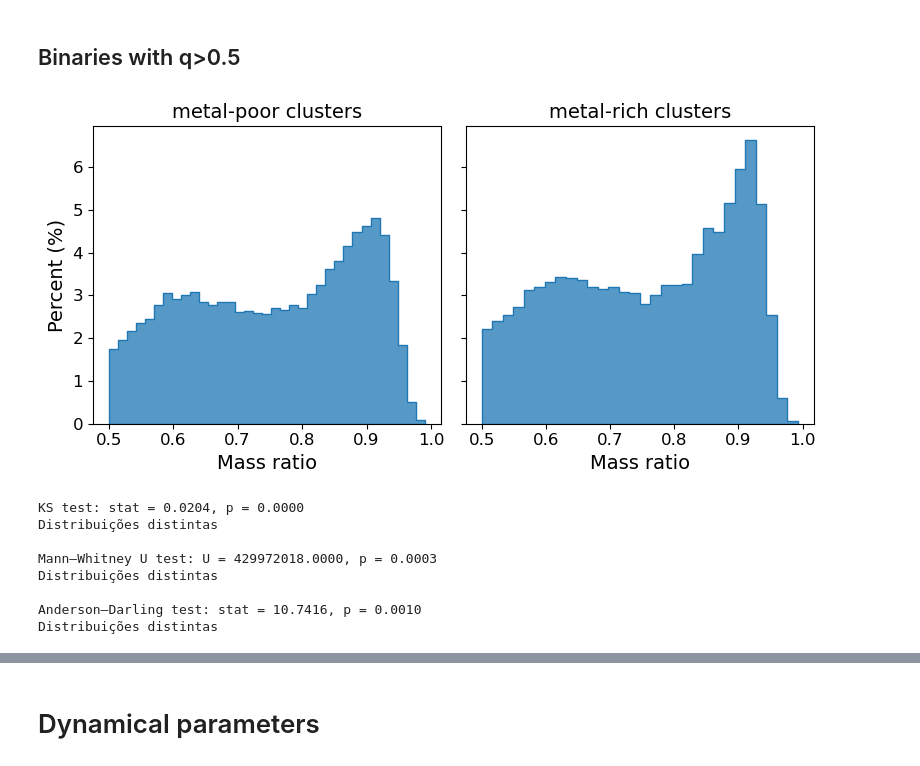
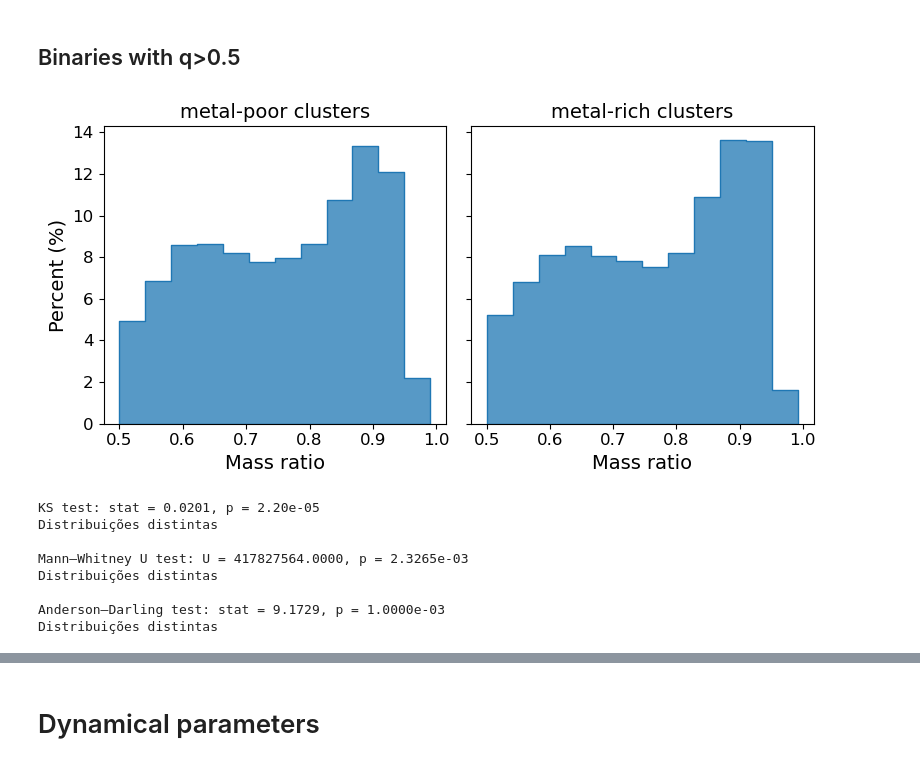
Before and after one commit to RuanPH26/stellar_multiplicity_in_open_clusters, a Jupyter notebook: Analysis.ipynb, the cells around one changed output, grey strips where cells are left out. Saved outputs shown, nothing was run; the diff lists cells and outputs as text; code cells hidden in the pictures.

```diff
--- a/Analysis.ipynb
+++ b/Analysis.ipynb
@@ -71,0 +73,17 @@ Distribuições distintas
+# %%
+fig, axs = plt.subplots(figsize=(6, 4), sharey=True)
+
+for i, group in enumerate(age_order):
+    subset = aux[aux.age_group == group]
+
+    sns.ecdfplot(data=subset,x='q',label = group)
+
+    axs.tick_params(labelsize=labelsize)
+    axs.set_xlabel('Mass ratio', fontdict=font)
+
+axs.set_ylabel('Cumulative distribution', fontdict=font)
+
+plt.tight_layout()
+plt.legend()
+plt.savefig('Figures/cdf_q_age.png', bbox_inches='tight', dpi=300)
+plt.show()
@@ -131,7 +151,7 @@ age_order = ['Young clusters', 'Old-clusters']
 for i, group in enumerate(age_order):
     subset = aux[aux.age_group == group]
 
-    sns.histplot(data=subset, x='q',element='step', stat='percent',ax=axs[i],)
+    sns.histplot(data=subset, x='q',element='step', stat='percent',ax=axs[i], bins = 12)
     axs[i].set_title(age_order[i], fontdict= font)
     axs[i].tick_params(labelsize=labelsize)
     axs[i].set_xlabel('Mass ratio', fontdict=font)
@@ -216,7 +235,7 @@ FeH_order = ['metal-poor clusters', 'metal-rich clusters']
 for i, group in enumerate(FeH_order):
     subset = aux[aux.FeH_group == group]
 
-    sns.histplot(data=subset, x='q',element='step', stat='percent',ax=axs[i], )
+    sns.histplot(data=subset, x='q',element='step', stat='percent',ax=axs[i], bins = 10)
     axs[i].set_title(FeH_order[i], fontdict= font)
     axs[i].tick_params(labelsize=labelsize)
     axs[i].set_xlabel('Mass ratio', fontdict=font)
@@ -224,6 +243,7 @@ for i, group in enumerate(FeH_order):
 
 axs[0].set_ylabel('Percent (%)', fontdict=font)
 plt.tight_layout()
+plt.savefig('Figures/' ,bbox_inches='tight', dpi=300)
 plt.show()
 
 metal_poor = aux[aux['FeH_group'] == 'metal-poor clusters']['q']
@@ -241 +261,18 @@ Anderson–Darling test: stat = 20.9922, p = 0.0010
 Distribuições distintas
+# %%
+fig, axs = plt.subplots(figsize=(6, 4), sharey=True)
+
+for i, group in enumerate(FeH_order):
+    subset = aux[aux.FeH_group == group]
+
+    sns.ecdfplot(data=subset,x='q',label = group)
+
+    axs.tick_params(labelsize=labelsize)
+    axs.set_xlabel('Mass ratio', fontdict=font)
+
+axs.set_ylabel('Cumulative distribution', fontdict=font)
+
+plt.tight_layout()
+plt.legend()
+plt.savefig('Figures/cdf_q_FeH.png', bbox_inches='tight', dpi=300)
+plt.show()
@@ -289,40 +328,40 @@ plt.show()
 # %%
 aux = data.copy()
 
 
 aux['FeH'] = df['FeH']
 aux = aux[aux.q > 0.5]
 aux['FeH_group'] = np.where(aux['FeH'] < 0, 'metal-poor clusters', 'metal-rich clusters')
 
 
 fig, axs = plt.subplots(1,2, figsize=(8, 4), sharey=True)
 FeH_order = ['metal-poor clusters', 'metal-rich clusters']
 
 for i, group in enumerate(FeH_order):
     subset = aux[aux.FeH_group == group]
 
-    sns.histplot(data=subset, x='q',element='step', stat='percent',ax=axs[i],)
+    sns.histplot(data=subset, x='q',element='step', stat='percent',ax=axs[i], bins = 12)
     axs[i].set_title(FeH_order[i], fontdict= font)
     axs[i].tick_params(labelsize=labelsize)
     axs[i].set_xlabel('Mass ratio', fontdict=font)
 
 
 axs[0].set_ylabel('Percent (%)', fontdict=font)
 plt.tight_layout()
 plt.show()
 
 metal_poor = aux[aux['FeH_group'] == 'metal-poor clusters']['q']
 metal_rich = aux[aux['FeH_group'] == 'metal-rich clusters']['q']
 statistical_test(metal_poor,metal_rich)
 # %% [output]
-[figure, old version]
+[figure, new version]
-KS test: stat = 0.0204, p = 0.0000
+KS test: stat = 0.0201, p = 2.20e-05
 Distribuições distintas
 
-Mann–Whitney U test: U = 429972018.0000, p = 0.0003
+Mann–Whitney U test: U = 417827564.0000, p = 2.3265e-03
 Distribuições distintas
 
-Anderson–Darling test: stat = 10.7416, p = 0.0010
+Anderson–Darling test: stat = 9.1729, p = 1.0000e-03
 Distribuições distintas
 # %%
 fig, ax = plt.subplots(figsize=(6, 4))
```
Also changed, not shown: parts of 14 cells of this notebook, 42 other files.
